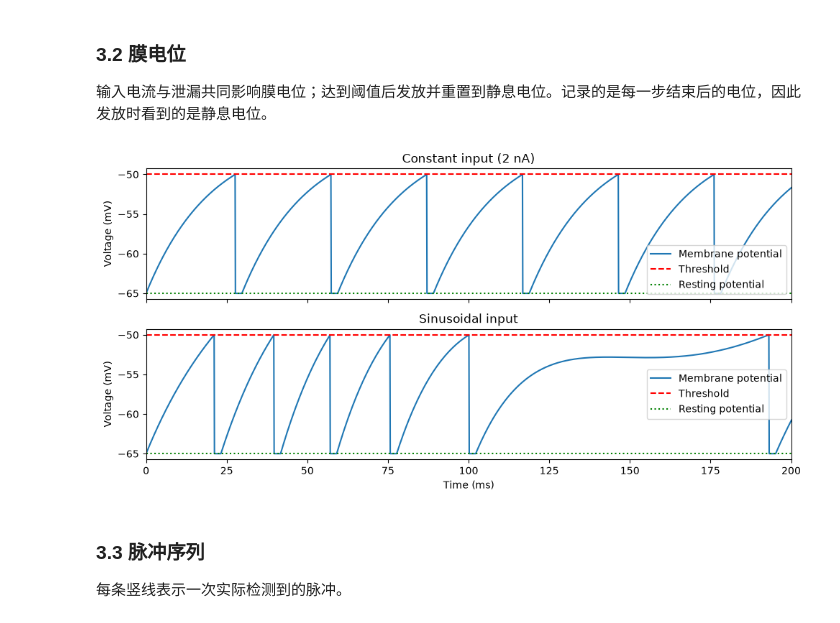
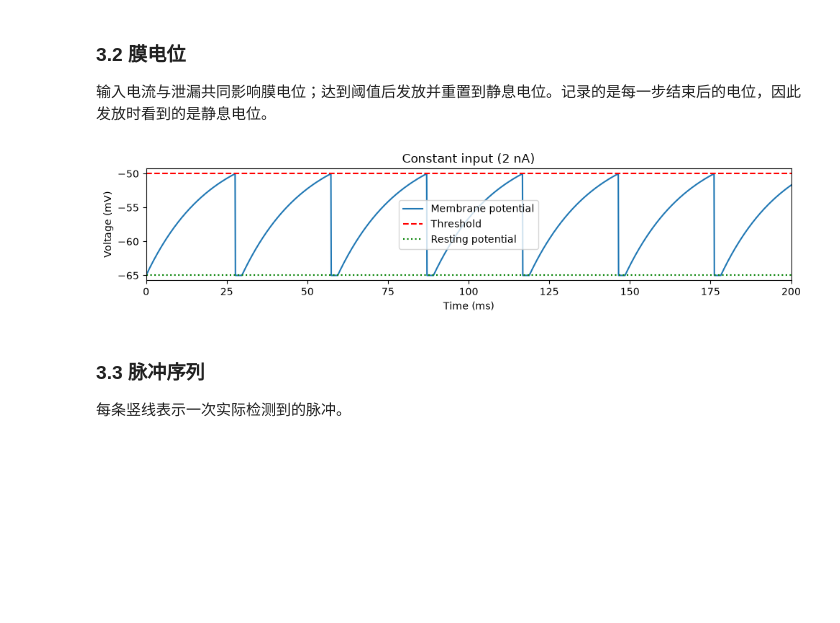
Before and after one commit to LevelDownRefine/neural-network-teaching, a Jupyter notebook: lif/task1_lif.ipynb, the cells around one changed output. Cells and saved outputs as stored; diff of their text form; code cells hidden in the pictures; blank space fills up the shorter version.

```diff
--- a/lif/task1_lif.ipynb
+++ b/lif/task1_lif.ipynb
@@ -166,6 +166,7 @@ for name, current in currents.items():
         "voltage": voltage,
         "spikes": spikes,
     }
+constant_example = {"Constant input (2 nA)": examples["Constant input (2 nA)"]}
 # %% [markdown]
 ### 3.1 输入电流
 
@@ -179,9 +180,9 @@ plot_comparison(examples, "current", V_rest, V_th)
 
 输入电流与泄漏共同影响膜电位；达到阈值后发放并重置到静息电位。记录的是每一步结束后的电位，因此发放时看到的是静息电位。
 # %%
-plot_comparison(examples, "voltage", V_rest, V_th)
+plot_comparison(constant_example, "voltage", V_rest, V_th)
 # %% [output]
-[figure, old version]
+[figure, new version]
 # %% [markdown]
 ### 3.3 脉冲序列
 
```
Also changed, not shown: parts of 5 cells of this notebook.
